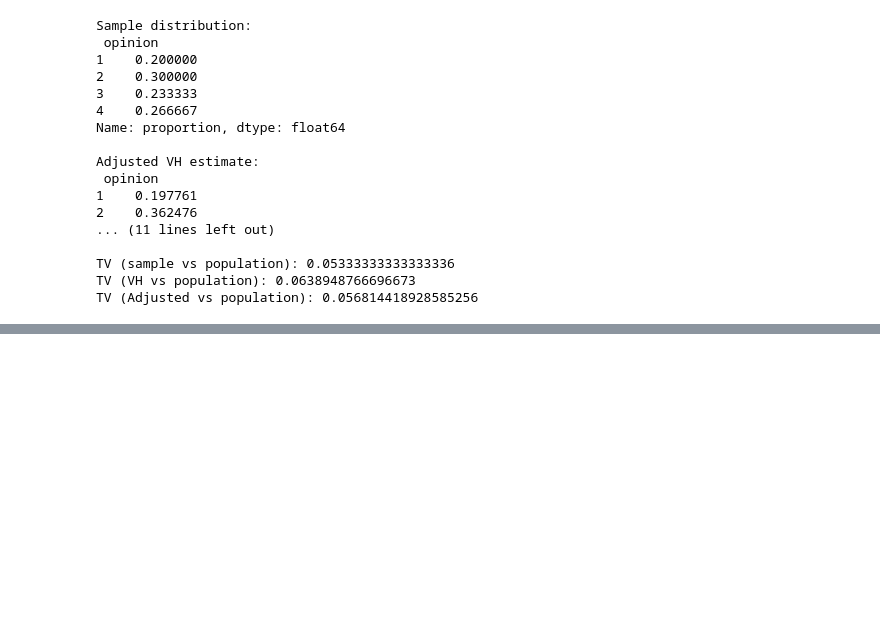
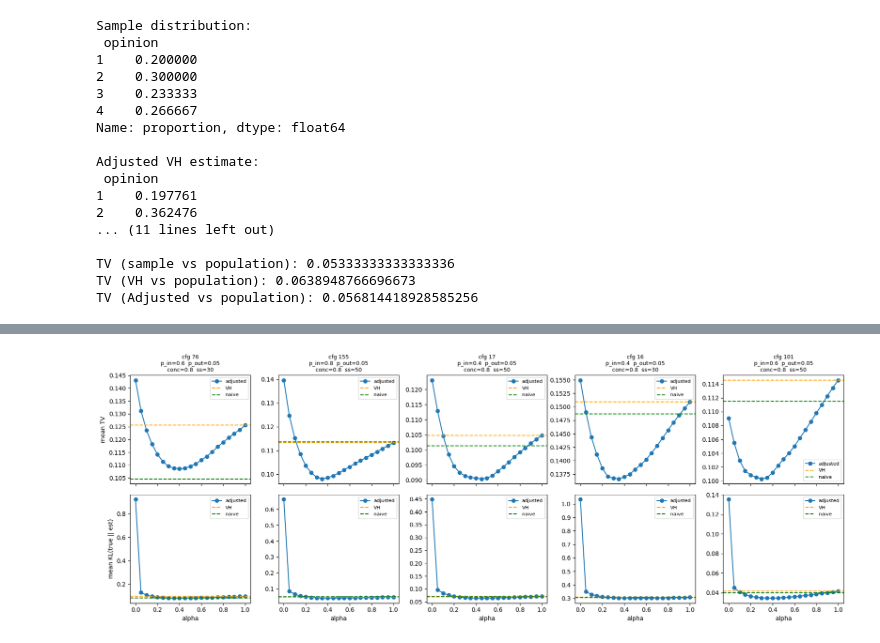
Before and after one commit to justinyli/unbiasing-social-networks, a Jupyter notebook: code/experiments.ipynb, the cells around one changed output, grey strips where cells are left out. Cells and saved outputs as stored; diff of their text form; code cells hidden in the pictures; blank space fills up the shorter version.

Commit message:
learning optimal alpha

```diff
--- a/code/experiments.ipynb
+++ b/code/experiments.ipynb
@@ -286,0 +472,20 @@ TV (Adjusted vs population): 0.056814418928585256
+# %%
+alphas   = np.linspace(0.0, 1.0, 21)
+n_trials = 30
+
+records = []
+for cfg_id, cfg in enumerate(configs):
+    for trial in range(n_trials):
+        rng = np.random.default_rng(seed=10_000 * cfg_id + trial)
+        trial_df = run_one_trial(cfg, alphas, rng)
+        trial_df["config_id"] = cfg_id
+        trial_df["trial"] = trial
+        records.append(trial_df)
+    if (cfg_id + 1) % 10 == 0 or cfg_id == len(configs) - 1:
+        print(f"  done: {cfg_id + 1}/{len(configs)} configs")
+
+results = pd.concat(records, ignore_index=True)
+config_df = pd.DataFrame(configs).reset_index().rename(columns={"index": "config_id"})
+results = results.merge(config_df, on="config_id")
+print("results shape:", results.shape)
+results.head()
@@ -286,0 +600,59 @@ TV (Adjusted vs population): 0.056814418928585256
+# %%
+import matplotlib.pyplot as plt
+
+n_total = len(best_per_config)
+
+print("=== boundary positions of best alpha ===")
+for col in ["best_alpha", "best_alpha_kl"]:
+    n_at_one  = (best_per_config[col] >= 0.95).sum()
+    n_at_zero = (best_per_config[col] <= 0.05).sum()
+    print(f"  {col} >= 0.95: {n_at_one}/{n_total}    {col} <= 0.05: {n_at_zero}/{n_total}")
+
+print("\n=== how often each estimator wins (TV) ===")
+print(f"VH beats naive:           {(best_per_config['tv_vh']       < best_per_config['tv_naive']).sum()}/{n_total}")
+print(f"adjusted beats naive:     {(best_per_config['tv_adjusted'] < best_per_config['tv_naive']).sum()}/{n_total}")
+print(f"adjusted beats plain VH:  {(best_per_config['tv_adjusted'] < best_per_config['tv_vh']).sum()}/{n_total}")
+
+print("\n=== how often each estimator wins (KL) ===")
+print(f"VH beats naive:           {(best_per_config['kl_vh']       < best_per_config['kl_naive']).sum()}/{n_total}")
+print(f"adjusted beats naive:     {(best_per_config['kl_adjusted'] < best_per_config['kl_naive']).sum()}/{n_total}")
+print(f"adjusted beats plain VH:  {(best_per_config['kl_adjusted'] < best_per_config['kl_vh']).sum()}/{n_total}")
+
+print("\n=== top 5 configs where adjustment helps most (by TV improvement) ===")
+top = best_per_config.nlargest(5, "tv_improvement_vs_vh")[
+    ["config_id", "best_alpha", "best_alpha_kl",
+     "tv_adjusted", "tv_vh", "tv_naive",
+     "kl_adjusted", "kl_vh", "kl_naive",
+     "p_in", "p_out", "concentration", "sample_size",
+     "tv_improvement_vs_vh", "kl_improvement_vs_vh"]
+]
+print(top.to_string(index=False))
+
+# plot TV-vs-alpha (top row) and KL-vs-alpha (bottom row) for the top configs
+top_ids = top["config_id"].tolist()
+fig, axes = plt.subplots(2, len(top_ids), figsize=(3.5 * len(top_ids), 6.5), sharex=True)
+for col, cid in enumerate(top_ids):
+    sub = agg[agg["config_id"] == cid].sort_values("alpha")
+    cfg = configs[cid]
+    title = (f"cfg {cid}\np_in={cfg['p_in']}  p_out={cfg['p_out']}\n"
+             f"conc={cfg['concentration']}  ss={cfg['sample_size']}")
+
+    ax_tv = axes[0, col]
+    ax_tv.plot(sub["alpha"], sub["tv_adjusted"], marker="o", label="adjusted")
+    ax_tv.axhline(sub["tv_vh"].iloc[0],    color="orange", linestyle="--", label="VH")
+    ax_tv.axhline(sub["tv_naive"].iloc[0], color="green",  linestyle="--", label="naive")
+    ax_tv.set_title(title, fontsize=9)
+    ax_tv.legend(fontsize=8)
+
+    ax_kl = axes[1, col]
+    ax_kl.plot(sub["alpha"], sub["kl_adjusted"], marker="o", label="adjusted")
+    ax_kl.axhline(sub["kl_vh"].iloc[0],    color="orange", linestyle="--", label="VH")
+    ax_kl.axhline(sub["kl_naive"].iloc[0], color="green",  linestyle="--", label="naive")
+    ax_kl.set_xlabel("alpha")
+    ax_kl.legend(fontsize=8)
+
+axes[0, 0].set_ylabel("mean TV")
+axes[1, 0].set_ylabel("mean KL(true || est)")
+plt.tight_layout()
+plt.show()
+# %% [output]
@@ -286,0 +676 @@ TV (Adjusted vs population): 0.056814418928585256
+[figure, added]
```
Also changed, not shown: parts of 12 cells of this notebook, 1 other file.
